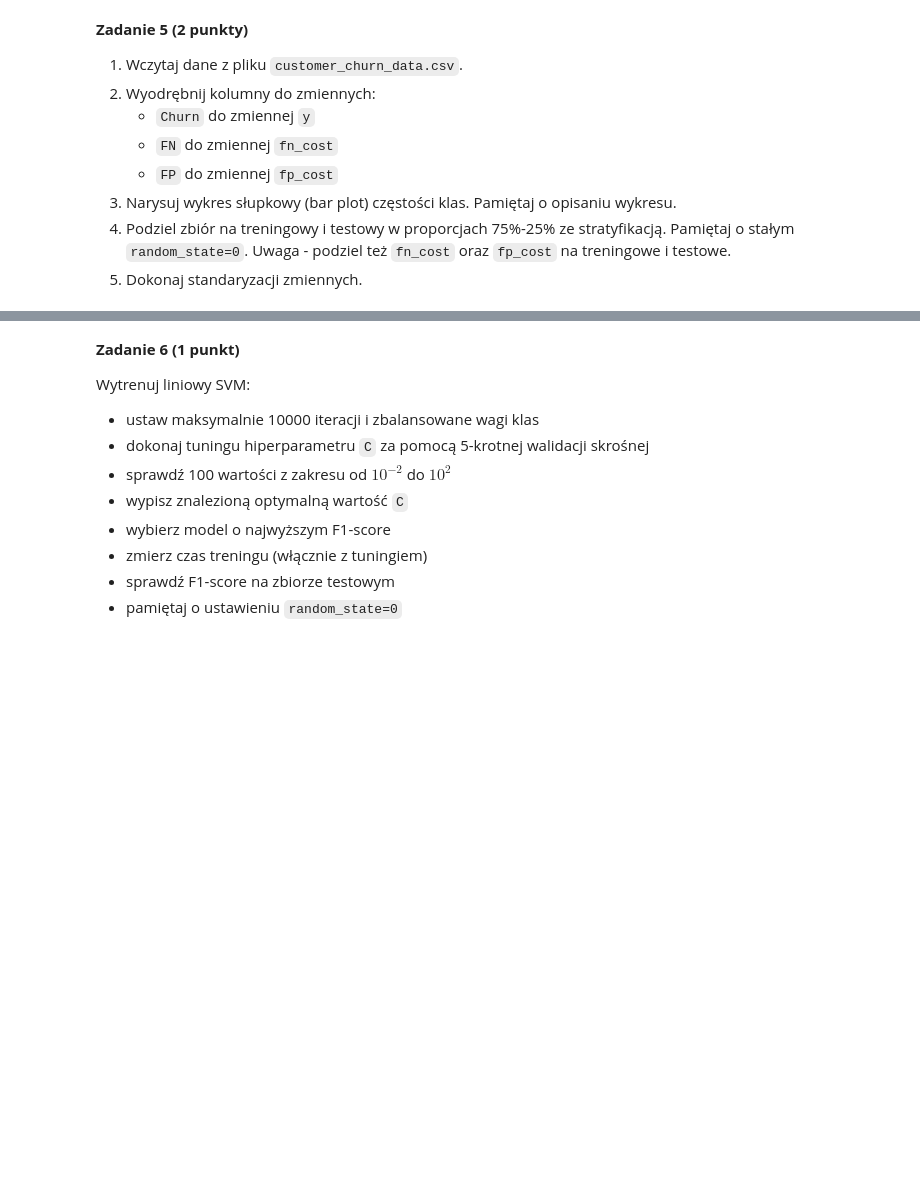
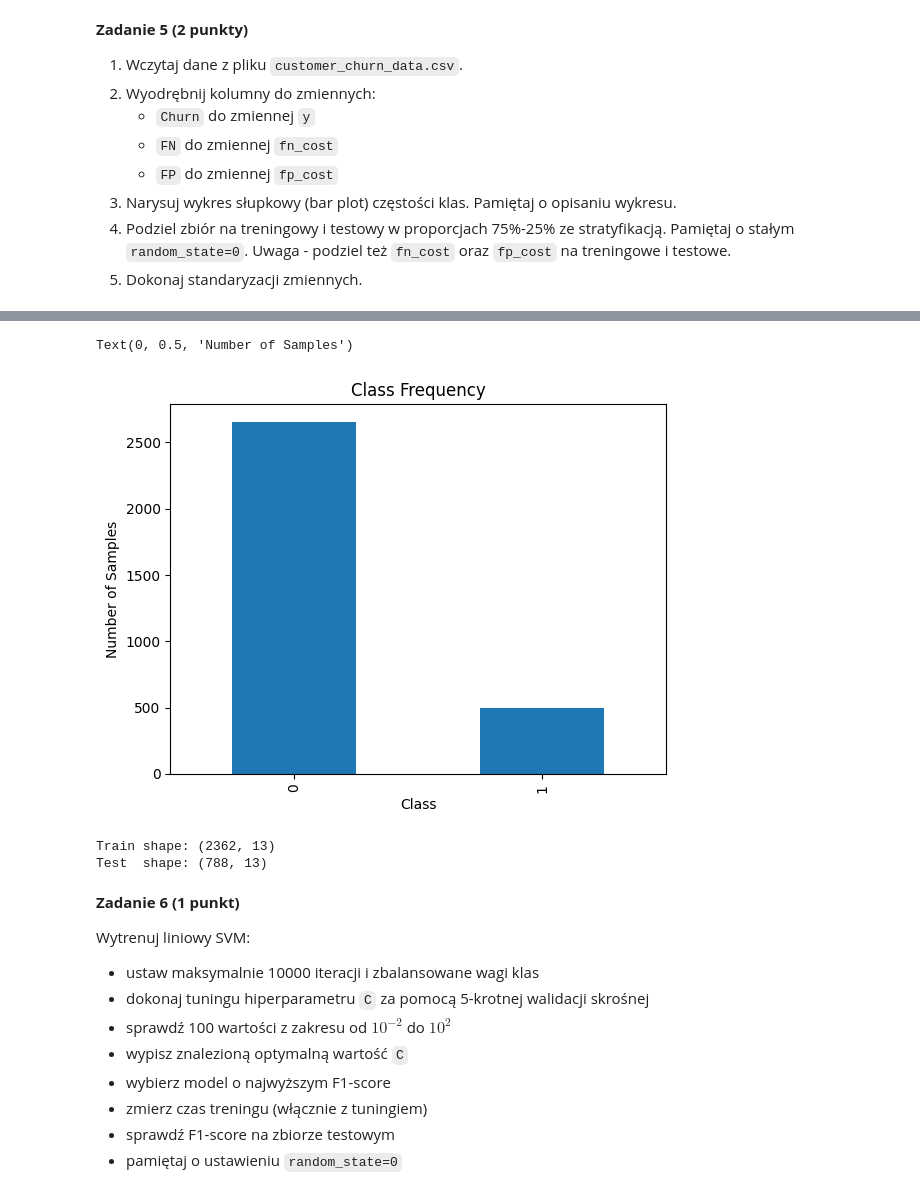
Before and after one commit to michal-proc/machine-learning-lab, a Jupyter notebook: lab3/notebook.ipynb, the cells around one changed output, grey strips where cells are left out. Cells and saved outputs as stored; diff of their text form; code cells hidden in the pictures; blank space fills up the shorter version.

```diff
--- a/lab3/notebook.ipynb
+++ b/lab3/notebook.ipynb
@@ -283,3 +331,6 @@ Zbiór został wzięty z Kaggle (opublikował go tam Ruholla Jafari-Marandi). W
 3. Narysuj wykres słupkowy (bar plot) częstości klas. Pamiętaj o opisaniu wykresu.
 4. Podziel zbiór na treningowy i testowy w proporcjach 75%-25% ze stratyfikacją. Pamiętaj o stałym `random_state=0`. Uwaga - podziel też `fn_cost` oraz `fp_cost` na treningowe i testowe.
 5. Dokonaj standaryzacji zmiennych.
+# %%
+df = pd.read_csv("customer_churn_data.csv")
+df.head()
@@ -286,3 +344,49 @@ Zbiór został wzięty z Kaggle (opublikował go tam Ruholla Jafari-Marandi). W
+# %%
+y = df["Churn"]
+fn_cost = df["FN"]
+fp_cost = df["FP"]
+
+y.value_counts().plot(kind="bar")
+plt.title("Class Frequency")
+plt.xlabel("Class")
+plt.ylabel("Number of Samples")
+# %% [output]
+Text(0, 0.5, 'Number of Samples')
+[figure, added]
+# %%
+from sklearn.model_selection import train_test_split
+from sklearn.preprocessing import StandardScaler
+
+X = df.drop(columns=["Churn", "FN", "FP"])
+
+(
+    X_train,
+    X_test,
+    y_train,
+    y_test,
+    fn_cost_train,
+    fn_cost_test,
+    fp_cost_train,
+    fp_cost_test,
+) = train_test_split(
+    X,
+    y,
+    fn_cost,
+    fp_cost,
+    test_size=0.25,
+    random_state=0,
+    stratify=y,
+)
+
+scaler = StandardScaler()
+X_train = scaler.fit_transform(X_train)
+X_test = scaler.transform(X_test)
+
+print(f"Train shape: {X_train.shape}")
+print(f"Test  shape: {X_test.shape}")
+# %% [output]
+Train shape: (2362, 13)
+Test  shape: (788, 13)
 # %% [markdown]
 **Zadanie 6 (1 punkt)**
 
```
Also changed, not shown: parts of 33 cells of this notebook, 1 other file.
